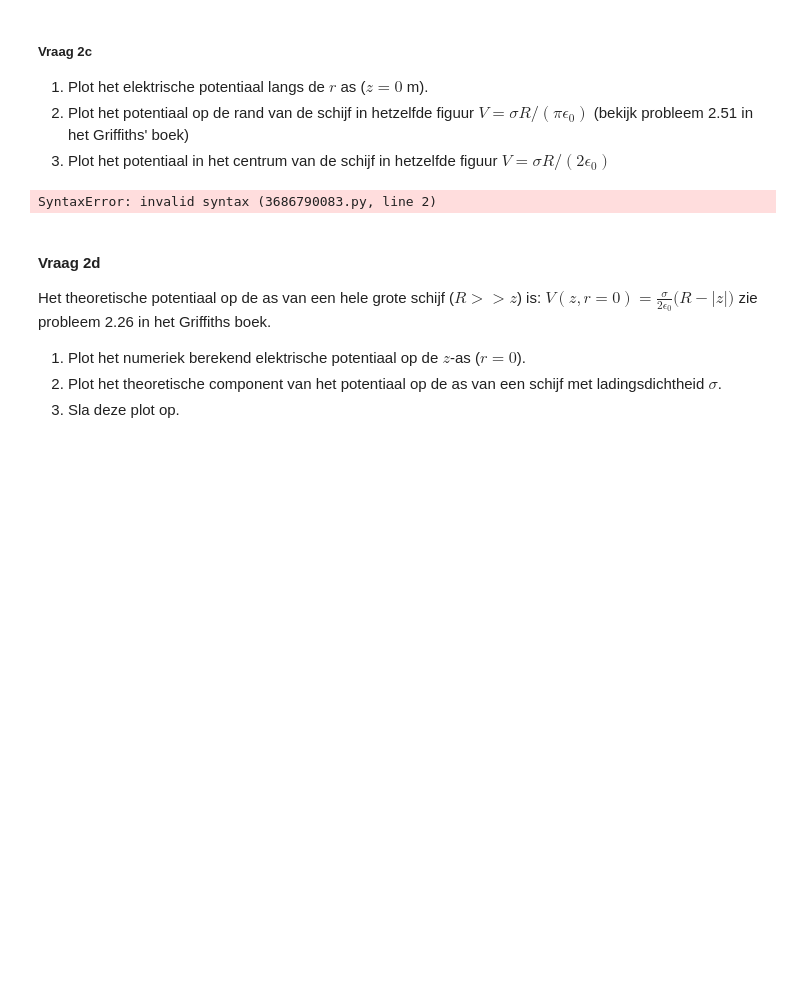
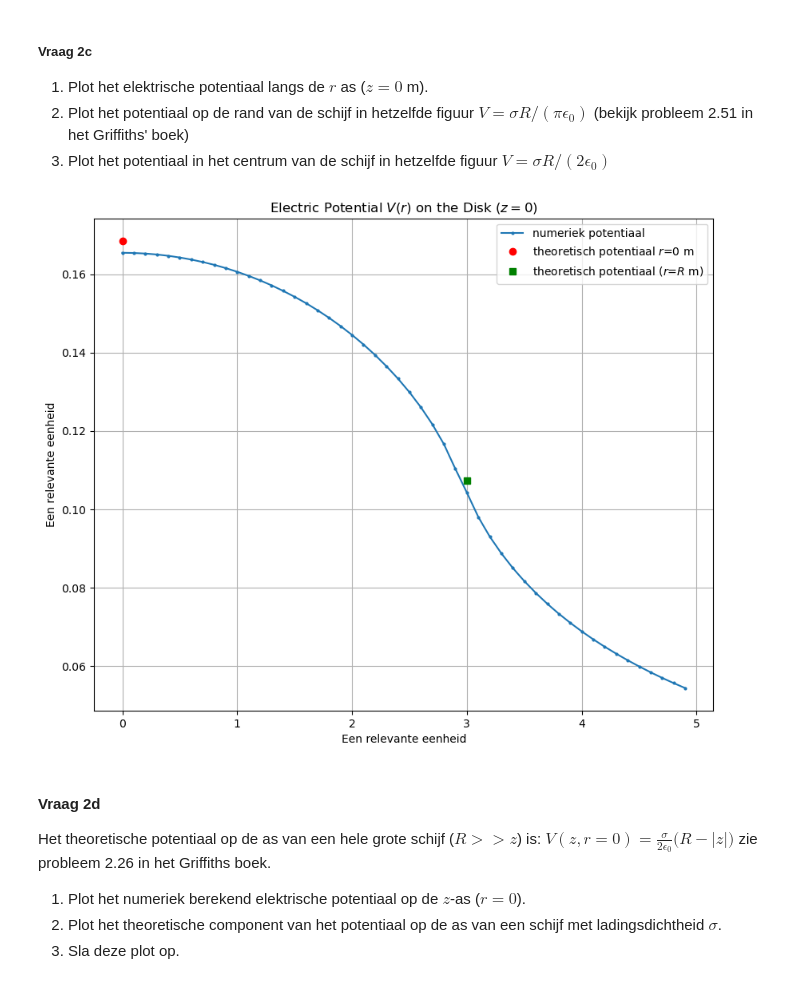
Before and after one commit to JohnSia1111/DEF-D-Doc, a Jupyter notebook: DigitaleOntwerpopdrachten/1CondensatorOpdracht/CondensatorOntwerpopdracht.ipynb, the cells around one changed output. Drawn from its saved outputs; the diff is of its cells as text; code cells hidden in the pictures; blank space fills up the shorter version.

Commit message:
Fixing Error

```diff
--- a/DigitaleOntwerpopdrachten/1CondensatorOpdracht/CondensatorOntwerpopdracht.ipynb
+++ b/DigitaleOntwerpopdrachten/1CondensatorOpdracht/CondensatorOntwerpopdracht.ipynb
@@ -203,6 +211,20 @@ Pas de cel die je in vraag 2a hebt aangepast weer aan naar de originele waardes.
 Het aantal punten dat gebruikt wordt om de schijf te creëren is number_point_charges_on_disk en de lading van een punt is charge_one_point in Coulomb.
 1. Bereken en print de ladingsdichtheid $\sigma$ met een correcte eenheid.
 # %%
-###
-###Hier jouw code###
-###
+# The equation used to find a charge's density is; The total amount of charges divided by the area where the charges are situated.
+#Since we are dealing with disk, the total area can be calculated using the equation used to find the area of a circle: pI* the radius raised to the power two.
+def Area (r):
+    y=np.pi*((r)**2)
+    return(y)
+
+Area_value= Area(disk_radius) # The radius is the same as the disk's radius.
+
+# The total charge is the total number of points (Each point represents a charge) on the disk times the the charge per point ( the charge that one point has).
+total_charge = number_point_charges_on_disk*charge_one_point
+
+#Based on the area and the total charge, we now calculate the charge density.
+sigma= total_charge/ Area_value
+
+#Now we print the values
+print(f"Number of points on disk: {number_point_charges_on_disk}")
+print(f"Surface charge density (sigma): {sigma:.4e} C/m^2")
@@ -214,23 +239,31 @@ Het aantal punten dat gebruikt wordt om de schijf te creëren is number_point_ch
 (bekijk probleem 2.51 in het Griffiths' boek)
 3. Plot het potentiaal in het centrum van de schijf in hetzelfde figuur $V = \sigma R/(2 \epsilon_0)$
 # %%
-# Vul deze code aan zodat deze vraag 2.3 beantwoord.
-idx_z_zero =
+#The equation for the potential is: sigma(de charge density)*the radius divided by 2 times the permittivity of a vacuum.
+idx_z_zero = np.argmin(np.abs(z))
 
-V_0 =  # potentiaal op r = 0
+V_at_z_zero =V[idx_z_zero,:]
 
-V_R =  # potentiaal op de straal van de schijf
-r_R =  # straal van de schijf
+V_0 = (sigma*disk_radius)/(2*epsilon0) # potentiaal op r = 0
 
-plt.title(f"Jullie titel")
-plt.plot(r, V, "o-", label="numeriek potentiaal")
-plt.plot(0, V_0, "c.", label="theoretisch potentiaal $r$=0 m")
-plt.plot(r_R, V_R, "c.", label="theoretisch potentiaal $r$=$R$ m")
+V_R = (sigma*disk_radius)/(np.pi*epsilon0) # potentiaal op de straal van de schijf
+r_R = (disk_radius)  # straal van de schijf
+
+#Now we visualize it
+plt.figure(figsize=(10,8))
+plt.title(f"Electric Potential $V(r)$ on the Disk ($z=0$)")
+
+plt.plot(r, V_at_z_zero, "o-",markersize=2, label="numeriek potentiaal")
+plt.plot(0, V_0, "ro", label="theoretisch potentiaal $r$=0 m")
+plt.plot(r_R, V_R, "gs", label=f"theoretisch potentiaal ($r$=$R$ m)")
+
 plt.legend()
+plt.grid(True)
 plt.xlabel("Een relevante eenheid")
 plt.ylabel("Een relevante eenheid")
+plt.show()
 # %% [output]
-SyntaxError: invalid syntax (3686790083.py, line 2)
+[figure, added]
 # %% [markdown]
 #### Vraag 2d
 
```
Also changed, not shown: parts of 18 cells of this notebook, 5 other files.
